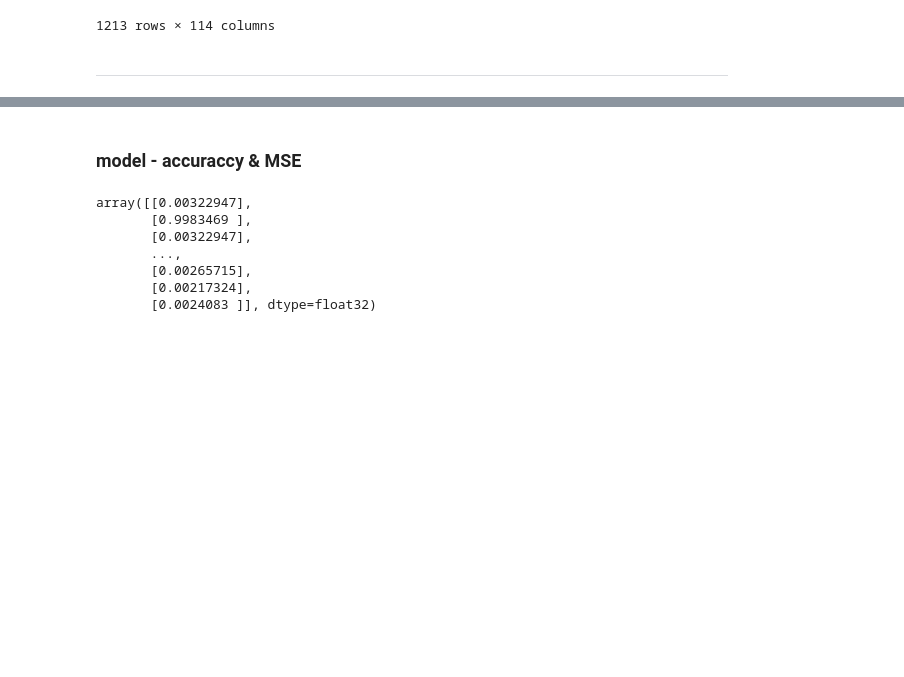
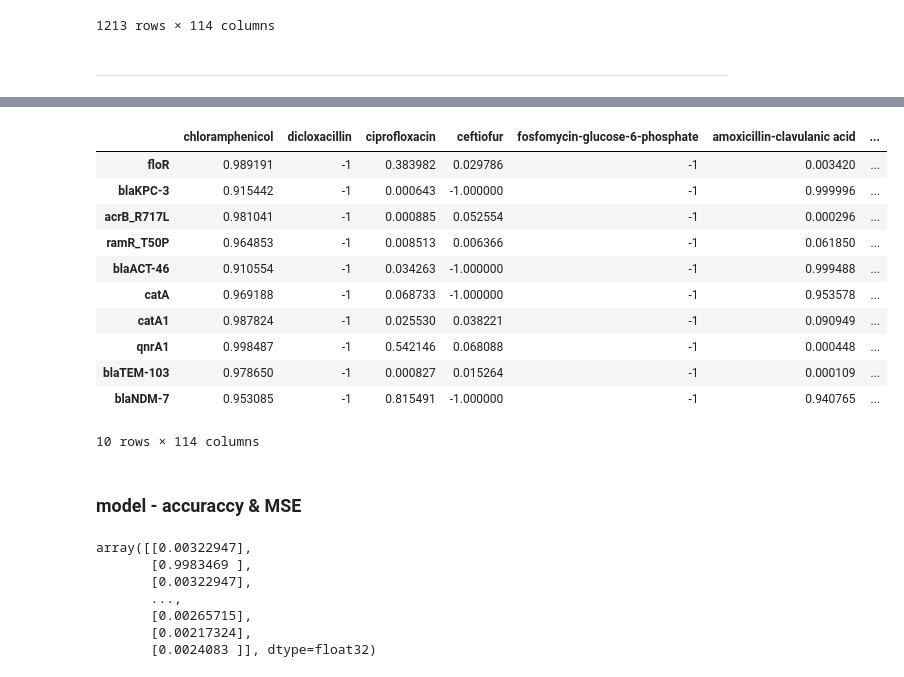
Before and after one commit to taliyashitreet/Final_Project, a Jupyter notebook: Create_Data.ipynb, the cells around one changed output, grey strips where cells are left out. Saved outputs shown, nothing was run; the diff lists cells and outputs as text; code cells hidden in the pictures; blank space fills up the shorter version.

Commit message:
fill big table

```diff
--- a/Create_Data.ipynb
+++ b/Create_Data.ipynb
@@ -386,0 +263,15 @@ gene_antibiotic_df
+# %%
+gene_antibiotic_df[gene_antibiotic_df['chloramphenicol'] >0.9]
+# %% [output]
+|  | chloramphenicol | dicloxacillin | ciprofloxacin | ceftiofur | fosfomycin-glucose-6-phosphate | amoxicillin-clavulanic acid | ... |
+| floR | 0.989191 | -1 | 0.383982 | 0.029786 | -1 | 0.003420 | ... |
+| blaKPC-3 | 0.915442 | -1 | 0.000643 | -1.000000 | -1 | 0.999996 | ... |
+| acrB_R717L | 0.981041 | -1 | 0.000885 | 0.052554 | -1 | 0.000296 | ... |
+| ramR_T50P | 0.964853 | -1 | 0.008513 | 0.006366 | -1 | 0.061850 | ... |
+| blaACT-46 | 0.910554 | -1 | 0.034263 | -1.000000 | -1 | 0.999488 | ... |
+| catA | 0.969188 | -1 | 0.068733 | -1.000000 | -1 | 0.953578 | ... |
+| catA1 | 0.987824 | -1 | 0.025530 | 0.038221 | -1 | 0.090949 | ... |
+| qnrA1 | 0.998487 | -1 | 0.542146 | 0.068088 | -1 | 0.000448 | ... |
+| blaTEM-103 | 0.978650 | -1 | 0.000827 | 0.015264 | -1 | 0.000109 | ... |
+| blaNDM-7 | 0.953085 | -1 | 0.815491 | -1.000000 | -1 | 0.940765 | ... |
+10 rows × 114 columns
```
Also changed, not shown: parts of 8 cells of this notebook.
